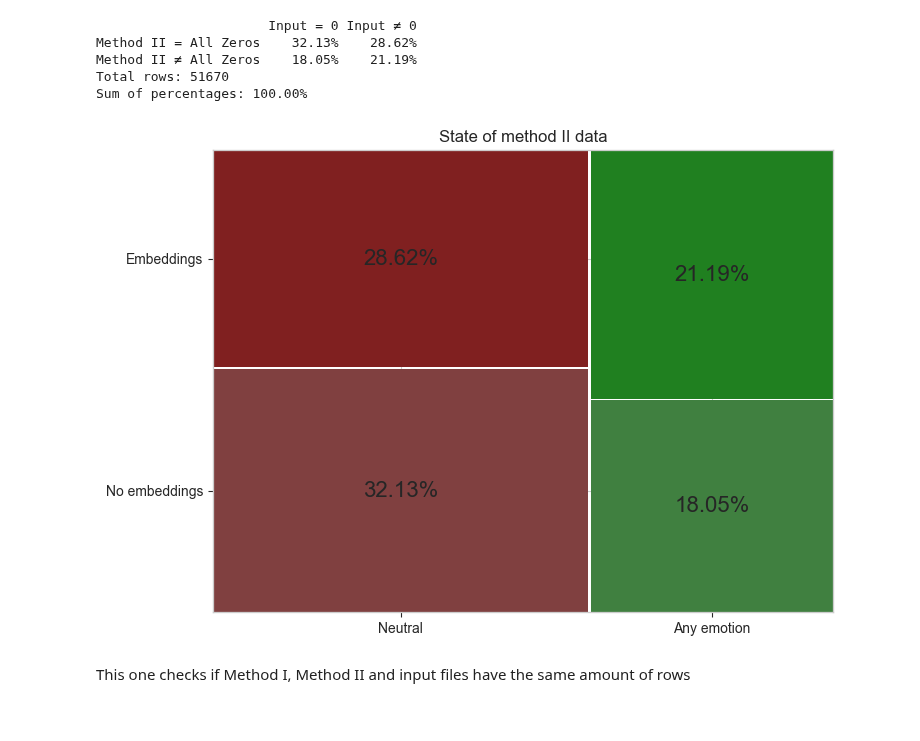
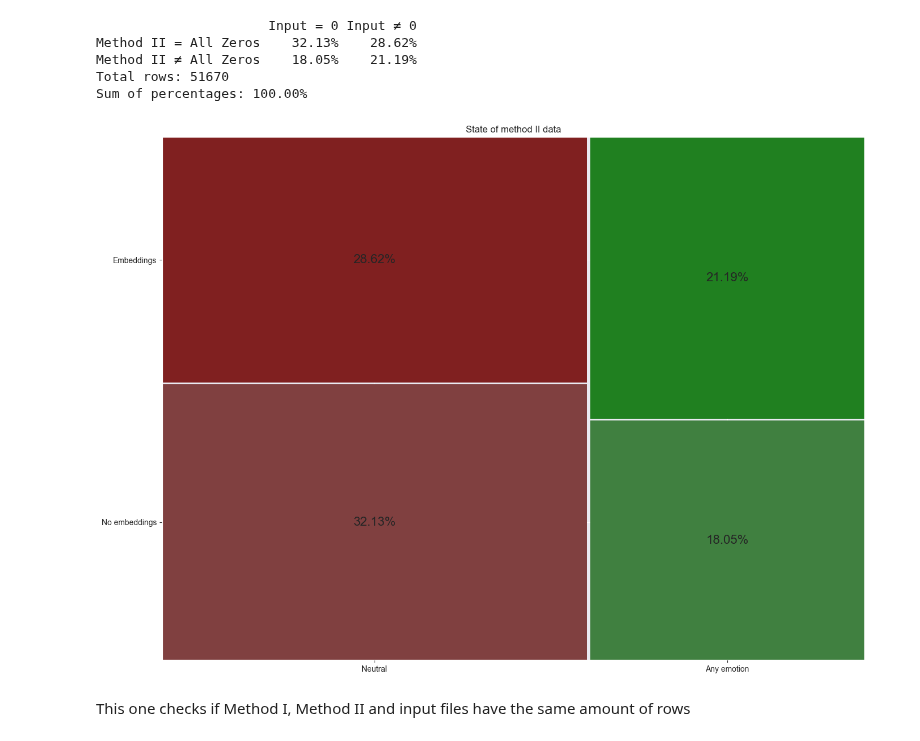
Before and after one commit to Azirral/de-face-recognition, a Jupyter notebook: CountingData.ipynb, the cells around one changed output. Saved outputs shown, nothing was run; the diff lists cells and outputs as text; code cells hidden in the pictures.

```diff
--- a/CountingData.ipynb
+++ b/CountingData.ipynb
@@ -292,7 +297,7 @@ def percentage_label(value):
     return f"{(value / total * 100):.2f}%"  # Format the percentage with two decimals
 
 # Create the mosaic plot with the labelizer using the calculated percentages
-fig, ax = plt.subplots(figsize=(8, 6))
+fig, ax = plt.subplots(figsize=(16, 12))
 
 # Plot the mosaic, applying the labelizer function for percentage labels
 mosaic(data, ax=ax, title="State of method I data",
@@ -302,5 +307,6 @@ for text in ax.texts:
     text.set_fontsize(16)  # Set the font size for percentage labels here
 
 # Show plot
+plt.savefig("Method_I_State_Of_Data.png", dpi=1000)
 plt.show()
 # %% [output]
@@ -382,35 +388,36 @@ import matplotlib.pyplot as plt
 from statsmodels.graphics.mosaicplot import mosaic
 import numpy as np
 
 # Data
 data = {
     ('Neutral', 'No embeddings'): 32.13,
     ('Neutral', 'Embeddings'): 28.62,
     ('Any emotion', 'No embeddings'): 18.05,
     ('Any emotion', 'Embeddings'): 21.19
 }
 
 # Calculate the total sum of the values to compute percentages
 total = sum(data.values())
 
 # Function to calculate percentage for each category
 def percentage_label(value):
     return f"{(value / total * 100):.2f}%"  # Format the percentage with two decimals
 
 # Create the mosaic plot with the labelizer using the calculated percentages
-fig, ax = plt.subplots(figsize=(8, 6))
+fig, ax = plt.subplots(figsize=(16, 12))
 
 # Plot the mosaic, applying the labelizer function for percentage labels
 mosaic(data, ax=ax, title="State of method II data",
        labelizer=lambda key: percentage_label(data[key]))
 
 for text in ax.texts:
     text.set_fontsize(16)  # Set the font size for percentage labels here
 
 # Show plot
+plt.savefig("Method_II_State_Of_Data.png", dpi=1000)
 plt.show()
 # %% [output]
-[figure, old version]
+[figure, new version]
 # %% [markdown]
 This one checks if Method I, Method II and input files have the same amount of rows
 # %%
```
Also changed, not shown: parts of 4 cells of this notebook, 1 other file.
